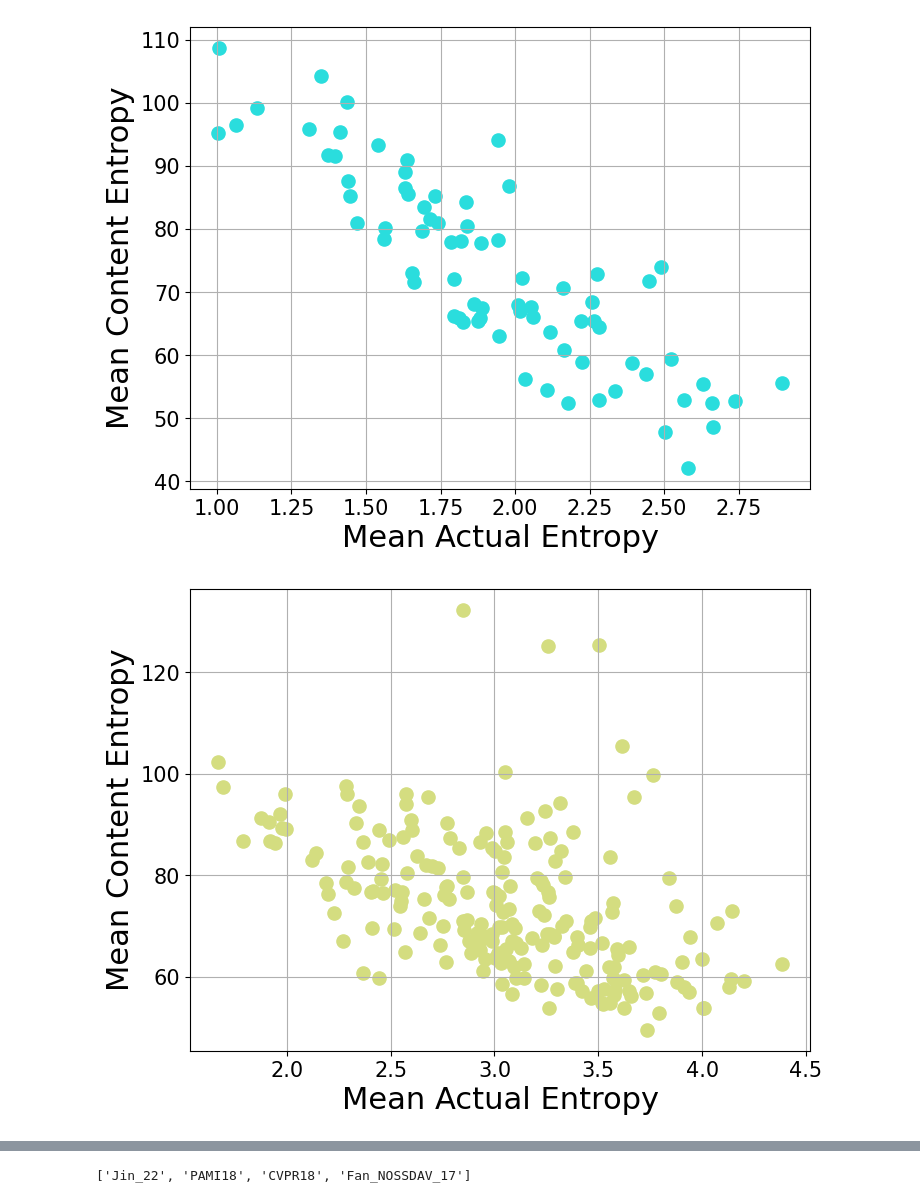
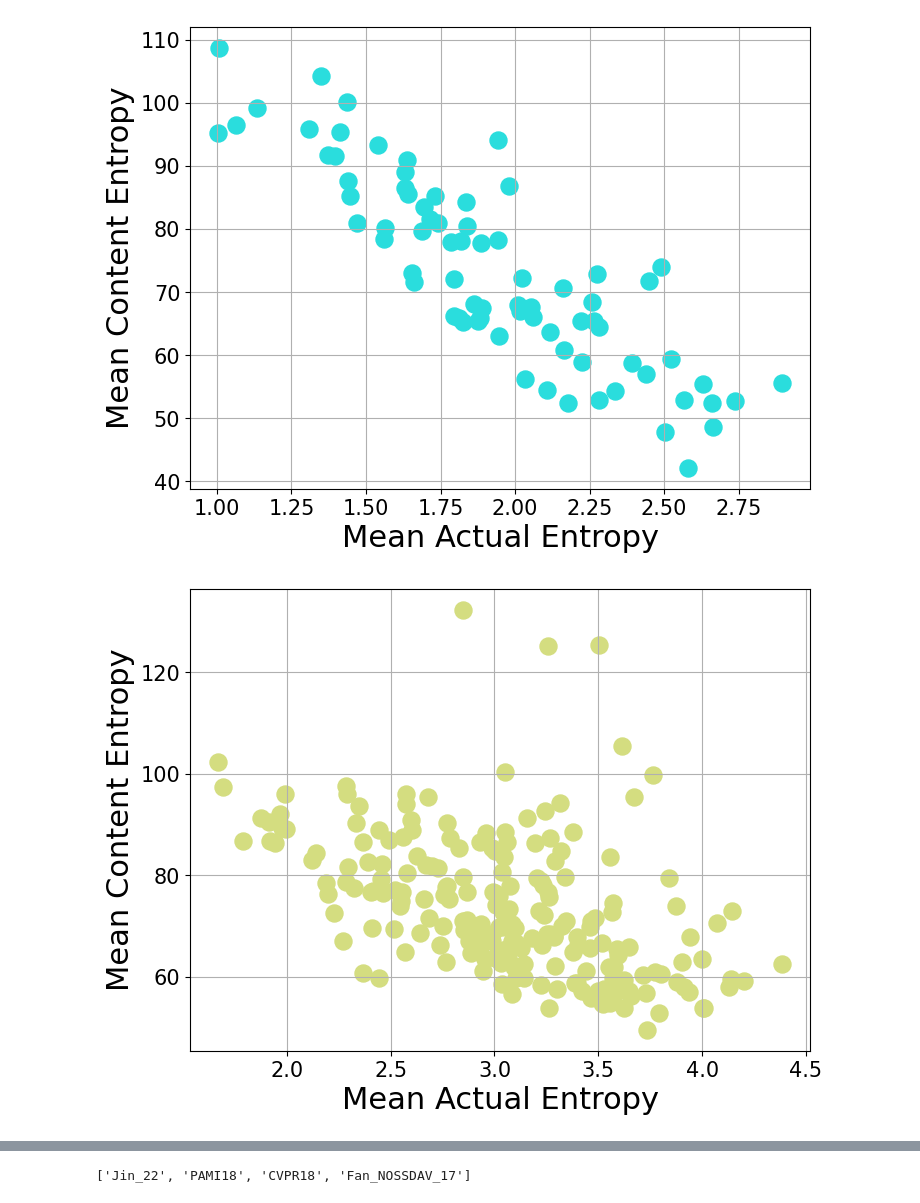
Before and after one commit to varun-pradhan-117/XR-pipeline, a Jupyter notebook: plotting.ipynb, the cells around one changed output, grey strips where cells are left out. Drawn from its saved outputs; the diff is of its cells as text; code cells hidden in the pictures.

```diff
--- a/plotting.ipynb
+++ b/plotting.ipynb
@@ -329,11 +330,11 @@ def plot_mean_AEs_vs_entropy_all_datasets(datasets_folder,datasets,color,dataset
 # %%
 for idx,dataset in enumerate(datasets):
     c_entropies,aes,IEs=fetch_entropies(datasets_folder,dataset)
-    plot_mean_AEs_vs_entropy(c_entropies, aes, dataset,color=dataset_colors[idx],fontsize=22,markersize=90)
+    plot_mean_AEs_vs_entropy(c_entropies, aes, dataset,color=dataset_colors[idx],fontsize=22,markersize=150)
 # %% [output]
 [figure]
-[figure, old version]
+[figure, new version]
-[figure, old version]
+[figure, new version]
 [figure]
 # %%
 dataset_names=['MM22','PAMI18','CVPR18','NOSSDAV17']
```
Also changed, not shown: parts of 4 cells of this notebook.
